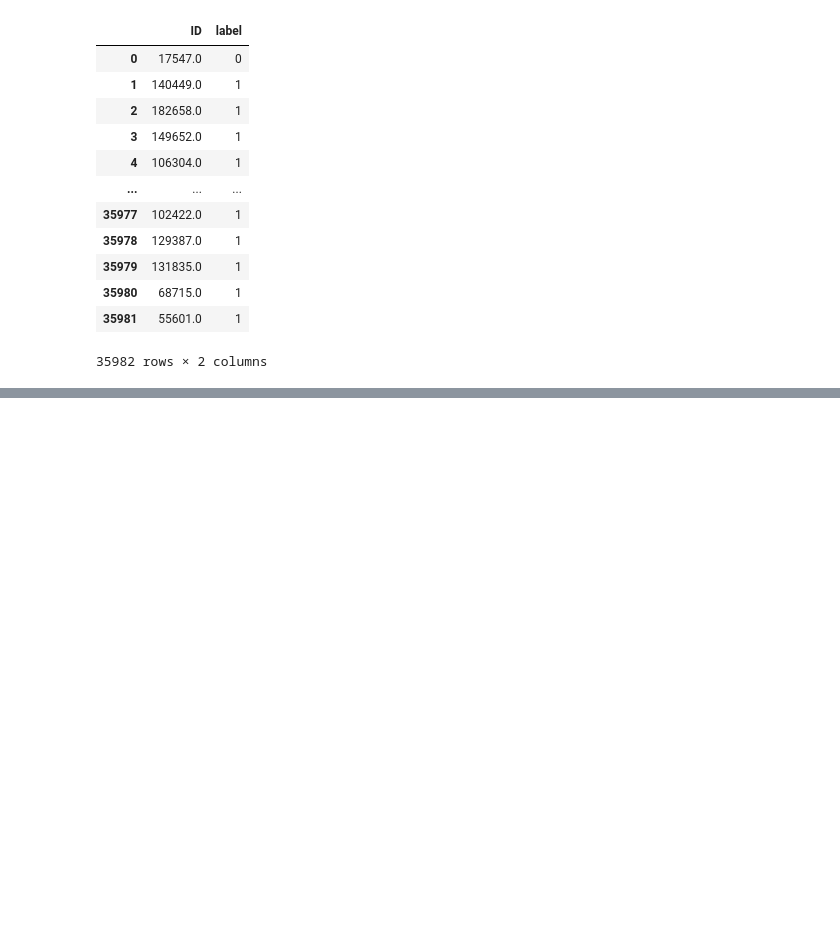
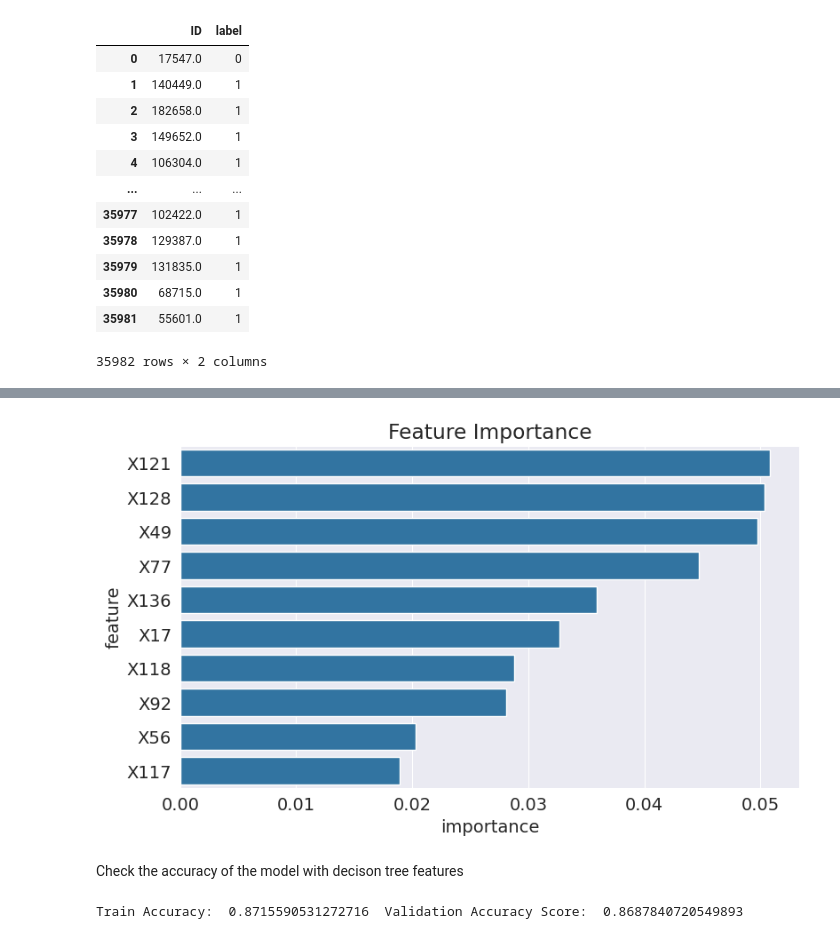
Before and after one commit to shahdarshil123/stay-or-stray-predict-course-dropouts, a Jupyter notebook: stay_or_stray.ipynb, the cells around one changed output, grey strips where cells are left out. Drawn from its saved outputs; the diff is of its cells as text; code cells hidden in the pictures; blank space fills up the shorter version.

```diff
--- a/stay_or_stray.ipynb
+++ b/stay_or_stray.ipynb
@@ -779,0 +1160,3 @@ submission_df.to_csv('./stay-or-stray/submission_logistic_regression.csv', index
+# %%
+%%time
+model.fit(train_input_df[train_columns], train_label_df)
@@ -779,0 +1183,5 @@ submission_df.to_csv('./stay-or-stray/submission_logistic_regression.csv', index
+# %%
+model = RandomForestClassifier(n_jobs=-1, random_state=42)
+# %%
+%%time
+model.fit(train_input_df[train_columns],train_label_df)
@@ -779,0 +1207,5 @@ submission_df.to_csv('./stay-or-stray/submission_logistic_regression.csv', index
+# %%
+importance_df = pd.DataFrame({
+    'feature': train_input_df[train_columns].columns,
+    'importance': model.feature_importances_
+}).sort_values('importance', ascending=False)
@@ -779,0 +1226,5 @@ submission_df.to_csv('./stay-or-stray/submission_logistic_regression.csv', index
+# %%
+plt.title('Feature Importance')
+sns.barplot(data=importance_df.head(10), x='importance', y='feature');
+# %% [output]
+[figure, added]
@@ -779,0 +1238,6 @@ submission_df.to_csv('./stay-or-stray/submission_logistic_regression.csv', index
+# %% [markdown]
+Check the accuracy of the model with decison tree features
+# %%
+test_params(max_depth=5)
+# %% [output]
+Train Accuracy:  0.8715590531272716  Validation Accuracy Score:  0.8687840720549893
```
Also changed, not shown: parts of 80 cells of this notebook.
